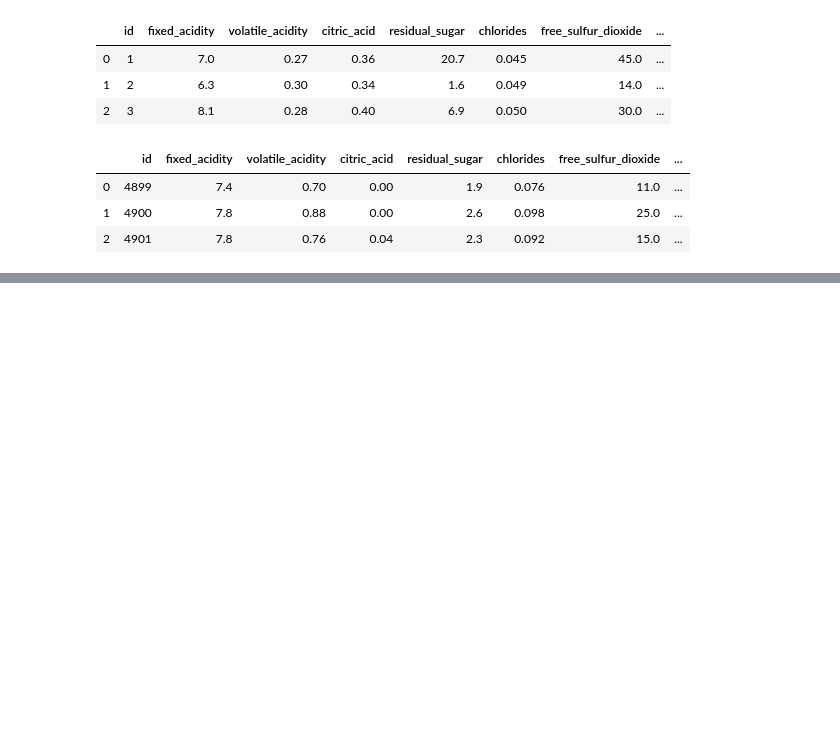
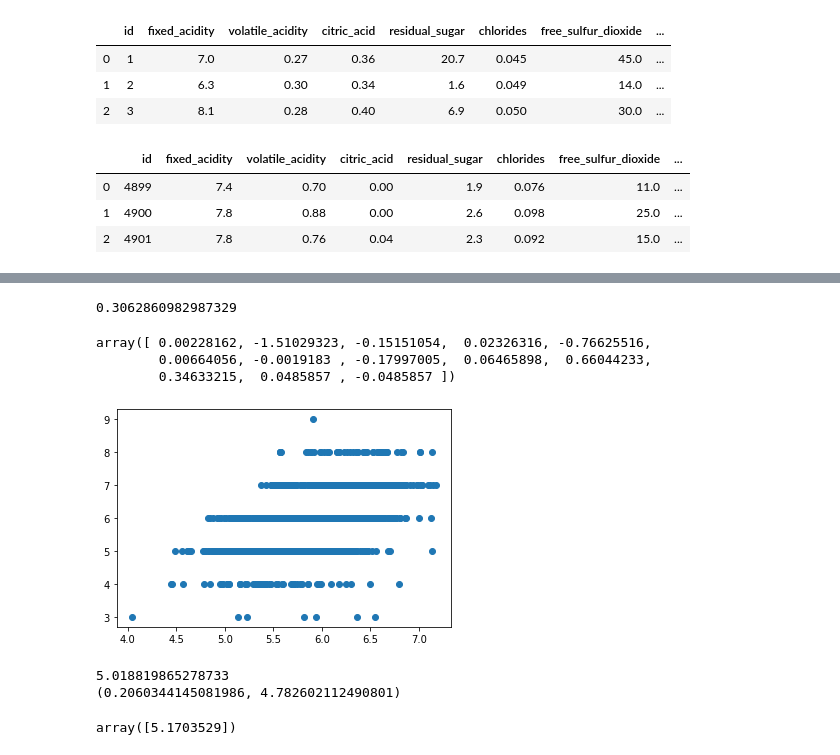
Before and after one commit to jburs/wine_quality, a Jupyter notebook: ml.ipynb, the cells around one changed output, grey strips where cells are left out. Drawn from its saved outputs; the diff is of its cells as text; code cells hidden in the pictures; blank space fills up the shorter version.

```diff
--- a/ml.ipynb
+++ b/ml.ipynb
@@ -199,0 +195,19 @@ acc_score
+# %%
+reg = Ridge()
+reg.fit(X_train, y_train)
+print(reg.score(X_train, y_train))
+y_pred_lin_reg = reg.predict(X_test)
+
+params = reg.get_params()
+reg.intercept_
+reg.coef_
+# %% [output]
+0.3062860982987329
+array([ 0.00228162, -1.51029323, -0.15151054,  0.02326316, -0.76625516,
+        0.00664056, -0.0019183 , -0.17997005,  0.06465898,  0.66044233,
+        0.34633215,  0.0485857 , -0.0485857 ])
+# %%
+plt.scatter(y_pred_lin_reg, y_test)
+plt.show()
+# %% [output]
+[figure, added]
@@ -199,0 +219,16 @@ acc_score
+# %%
+x_values = [(6.6,0.31,0.49,7.7,0.050,52.0,220.0,0.99640,3.12,0.45,8.8,0,1)]
+print(calc_rating(6.6,0.31,0.49,7.7,0.050,52.0,220.0,0.99640,3.12,0.45,8.8,0,1))
+
+reg.predict(x_values)
+
+
+
+# (6.4,0.22,0.32,4.9,0.046,50.0,156.0,0.99316,3.38,0.55,11.2, 0, 1)
+# (6.8,0.39,0.34,7.4,0.020,38.0,133.0,0.99212,3.18,0.44,12.0,0,1)
+# (6.6,0.31,0.49,7.7,0.050,52.0,220.0,0.99640,3.12,0.45,8.8,0,1)
+# (7.0,0.27,0.36,20.7,0.045,45.0,170.0,1.0010,3.00,0.45,8.8,0,1)
+# %% [output]
+5.018819865278733
+(0.2060344145081986, 4.782602112490801)
+array([5.1703529])
```
Also changed, not shown: parts of 13 cells of this notebook, 6 other files.
